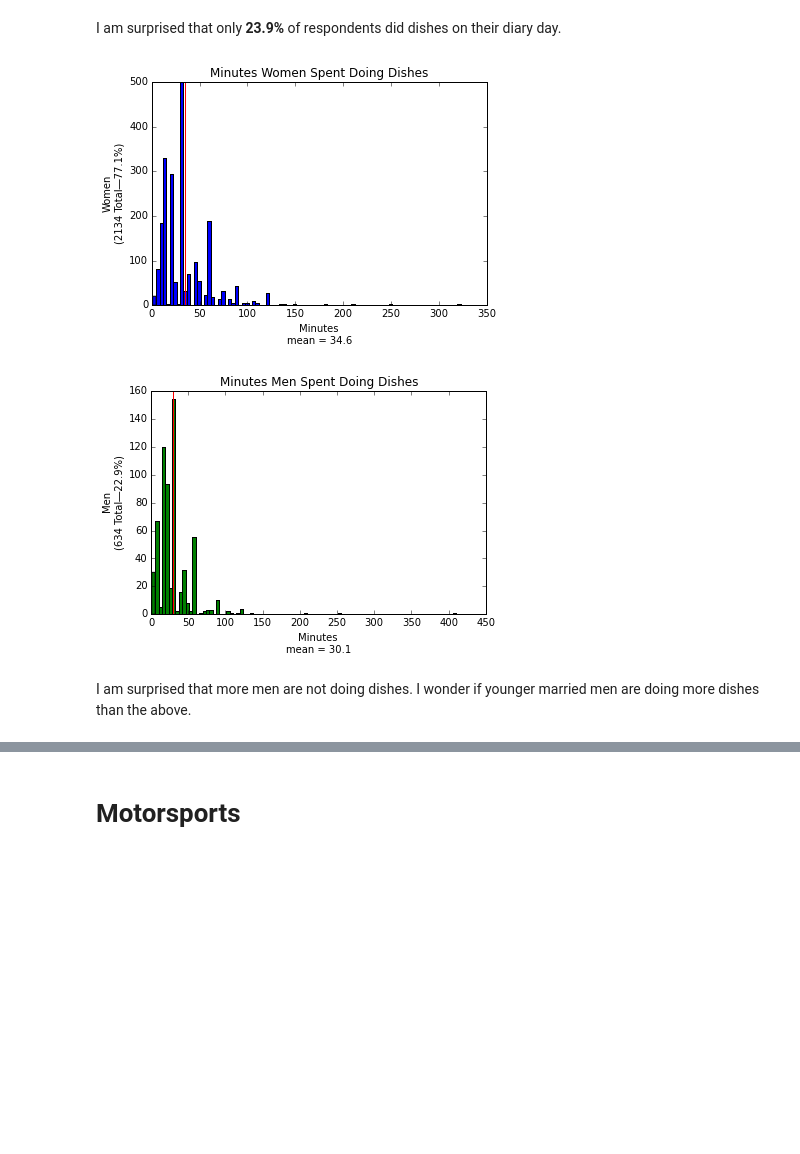
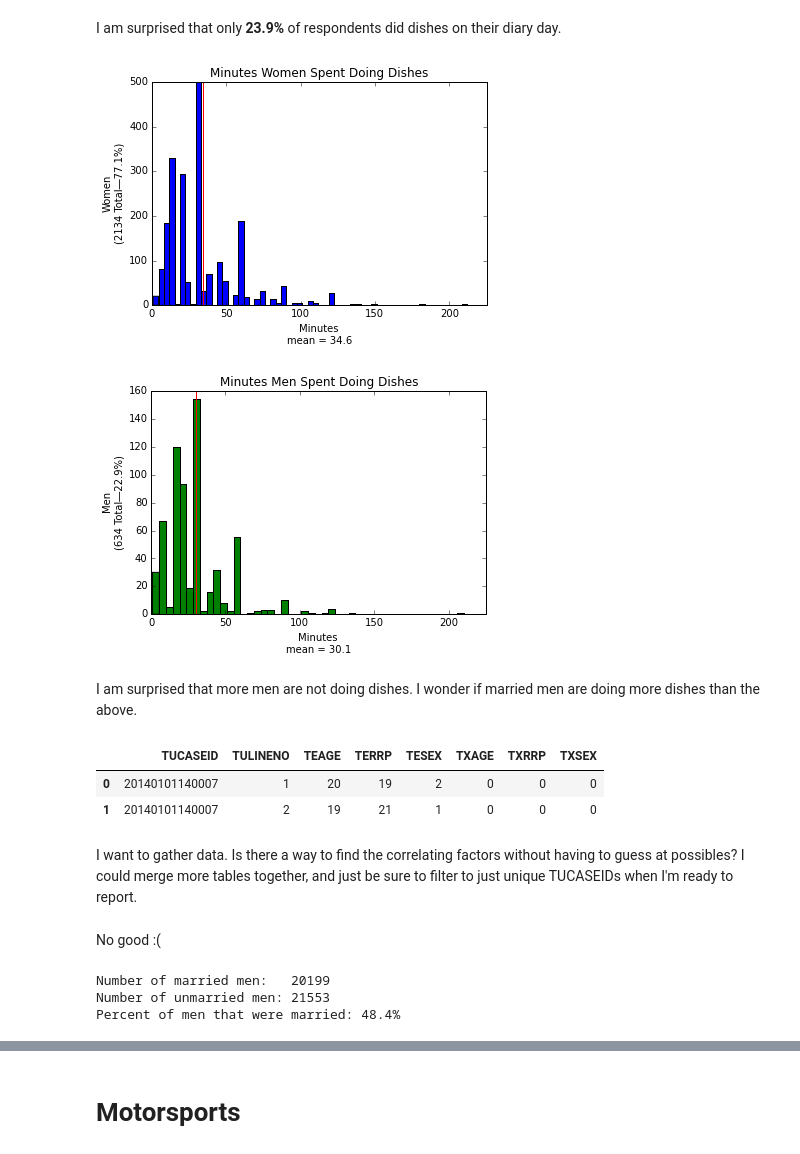
Before and after one commit to ahartz1/atus-analysis, a Jupyter notebook: atus-analysis.ipynb, the cells around one changed output, grey strips where cells are left out. Cells and saved outputs as stored; diff of their text form; code cells hidden in the pictures; blank space fills up the shorter version.

```diff
--- a/atus-analysis.ipynb
+++ b/atus-analysis.ipynb
@@ -387,22 +388,34 @@ dishes_men_mean   = dishes_men['t020203'].mean()
 # %%
 dishes_women['t020203'].plot(kind='hist', bins=90,
                               title='Minutes Women Spent Doing Dishes')
 plt.xlabel('Minutes\nmean = {:.1f}'.format(dishes_women_mean))
 plt.ylabel('Women\n({} Total—{:.1f}%)'.format(len(dishes_women), (len(dishes_women)*100/len(dishes))))
 ymin, ymax = plt.ylim()
+plt.xlim(0, 225)
 plt.vlines(dishes_women_mean, 0, ymax, color='red')
 plt.show()
 
 dishes_men['t020203'].plot(kind='hist', bins=90,
                             title='Minutes Men Spent Doing Dishes',
                             color='g')
 plt.xlabel('Minutes\nmean = {:.1f}'.format(dishes_men_mean))
 plt.ylabel('Men\n({} Total—{:.1f}%)'.format(len(dishes_men), (len(dishes_men)*100/len(dishes))))
 ymin, ymax = plt.ylim()
+plt.xlim(0, 225)
 plt.vlines(dishes_men_mean, 0, ymax, color='red')
 plt.show()
 # %% [output]
-[figure, old version]
+[figure, new version]
-[figure, old version]
+[figure, new version]
 # %% [markdown]
-I am surprised that more men are not doing dishes. I wonder if younger married men are doing more dishes than the above.
+I am surprised that more men are not doing dishes. I wonder if married men are doing more dishes than the above.
+# %%
+roster = pd.read_csv('data/atusrost_2014.dat')
+roster.head(2)
+# %% [output]
+|  | TUCASEID | TULINENO | TEAGE | TERRP | TESEX | TXAGE | TXRRP | TXSEX |
+| 0 | 20140101140007 | 1 | 20 | 19 | 2 | 0 | 0 | 0 |
+| 1 | 20140101140007 | 2 | 19 | 21 | 1 | 0 | 0 | 0 |
+# %% [markdown]
+I want to gather data. Is there a way to find the correlating factors without having to guess at possibles?
+I could merge more tables together, and just be sure to filter to just unique TUCASEIDs when I'm ready to report.
@@ -408,0 +426,2 @@ I am surprised that more men are not doing dishes. I wonder if younger married m
+# %% [markdown]
+No good :(
@@ -408,0 +430,11 @@ I am surprised that more men are not doing dishes. I wonder if younger married m
+# %%
+cps_married_men = cps[cps.PESEX == 1]['TUCASEID'].unique()
+print("Number of married men:   {}".format(len(cps_married_men)))
+cps_unmarried_men = cps[cps.PESEX != 1]['TUCASEID'].unique()
+print("Number of unmarried men: {}".format(len(cps_unmarried_men)))
+print("Percent of men that were married: {:.1f}%".format(
+       len(cps_married_men)*100/(len(cps_married_men)+len(cps_unmarried_men))))
+# %% [output]
+Number of married men:   20199
+Number of unmarried men: 21553
+Percent of men that were married: 48.4%
```
Also changed, not shown: parts of 12 cells of this notebook.
